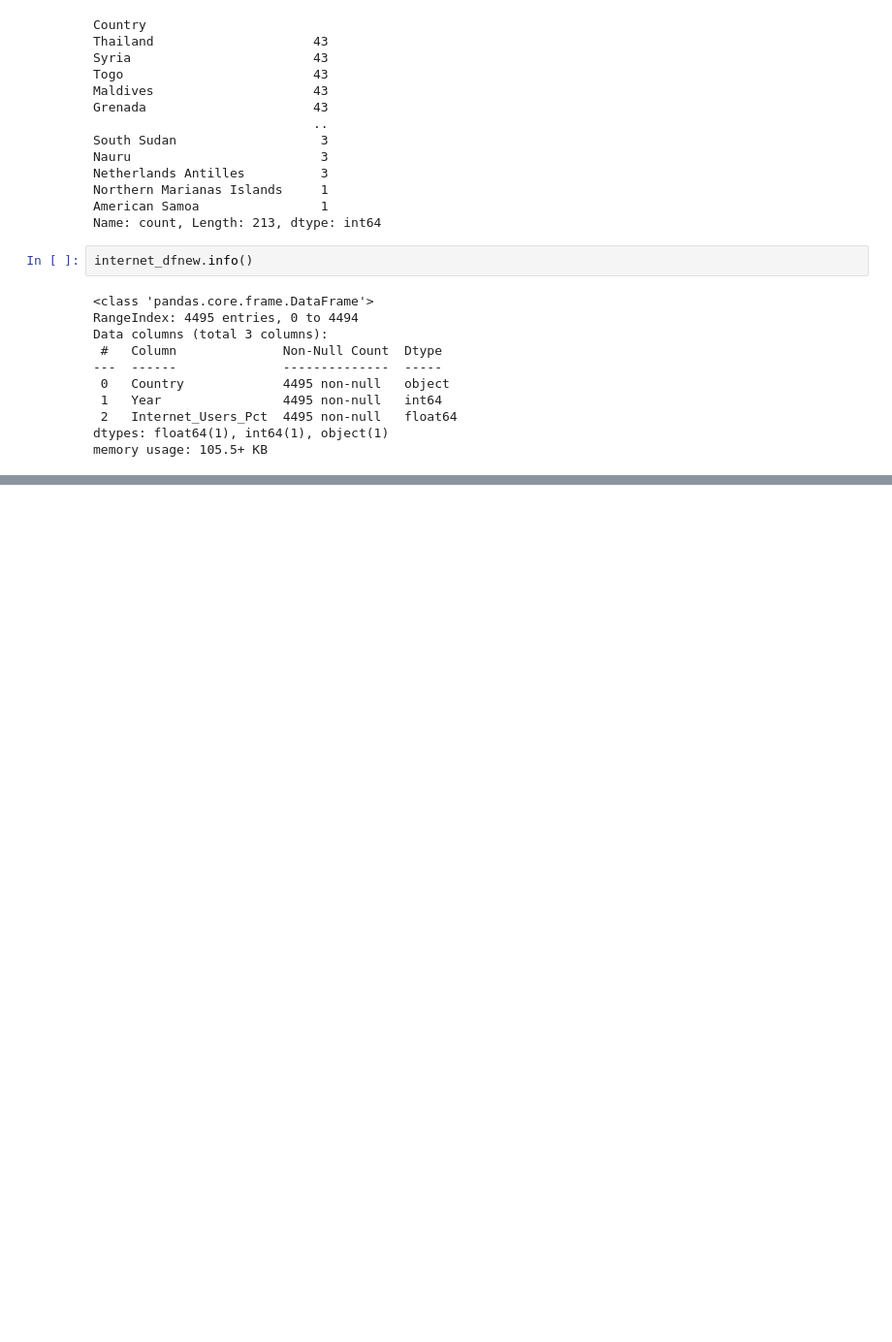
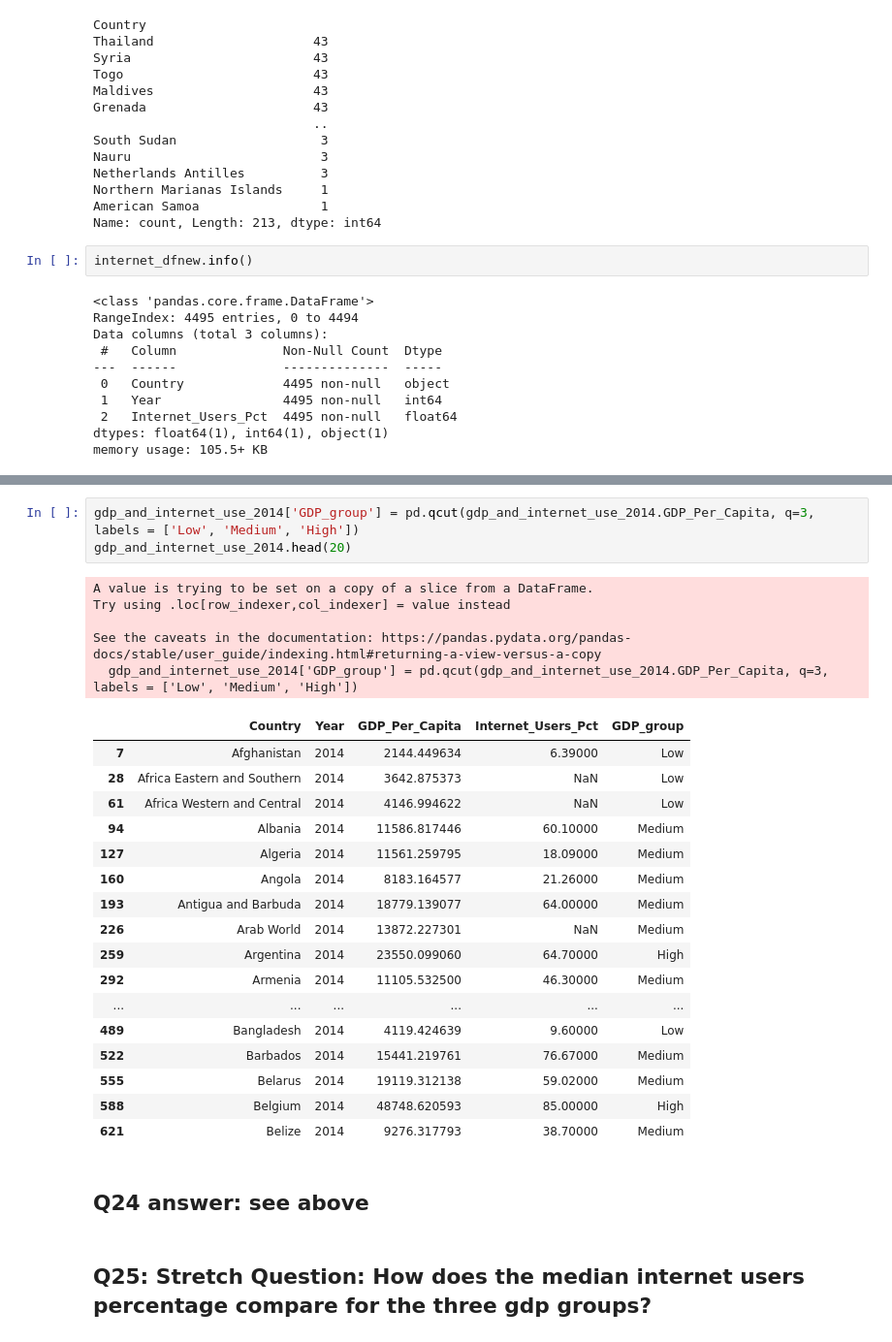
Before and after one commit to NSS-Data-Analytics-Cohort-11/undata-eemchadwick, a Jupyter notebook: notebook/UN_data_analysis.ipynb, the cells around one changed output, grey strips where cells are left out. Shown at 97% size. Cells and saved outputs as stored; diff of their text form; blank space fills up the shorter version.

```diff
--- a/notebook/UN_data_analysis.ipynb
+++ b/notebook/UN_data_analysis.ipynb
@@ -883,0 +908,30 @@ gdp_and_internet_use_2014.head()
+# %%
+gdp_and_internet_use_2014['GDP_group'] = pd.qcut(gdp_and_internet_use_2014.GDP_Per_Capita, q=3, labels = ['Low', 'Medium', 'High'])
+gdp_and_internet_use_2014.head(20)
+# %% [output]
+A value is trying to be set on a copy of a slice from a DataFrame.
+Try using .loc[row_indexer,col_indexer] = value instead
+
+See the caveats in the documentation: https://pandas.pydata.org/pandas-docs/stable/user_guide/indexing.html#returning-a-view-versus-a-copy
+  gdp_and_internet_use_2014['GDP_group'] = pd.qcut(gdp_and_internet_use_2014.GDP_Per_Capita, q=3, labels = ['Low', 'Medium', 'High'])
+|  | Country | Year | GDP_Per_Capita | Internet_Users_Pct | GDP_group |
+| 7 | Afghanistan | 2014 | 2144.449634 | 6.39000 | Low |
+| 28 | Africa Eastern and Southern | 2014 | 3642.875373 | NaN | Low |
+| 61 | Africa Western and Central | 2014 | 4146.994622 | NaN | Low |
+| 94 | Albania | 2014 | 11586.817446 | 60.10000 | Medium |
+| 127 | Algeria | 2014 | 11561.259795 | 18.09000 | Medium |
+| 160 | Angola | 2014 | 8183.164577 | 21.26000 | Medium |
+| 193 | Antigua and Barbuda | 2014 | 18779.139077 | 64.00000 | Medium |
+| 226 | Arab World | 2014 | 13872.227301 | NaN | Medium |
+| 259 | Argentina | 2014 | 23550.099060 | 64.70000 | High |
+| 292 | Armenia | 2014 | 11105.532500 | 46.30000 | Medium |
+| ... | ... | ... | ... | ... | ... |
+| 489 | Bangladesh | 2014 | 4119.424639 | 9.60000 | Low |
+| 522 | Barbados | 2014 | 15441.219761 | 76.67000 | Medium |
+| 555 | Belarus | 2014 | 19119.312138 | 59.02000 | Medium |
+| 588 | Belgium | 2014 | 48748.620593 | 85.00000 | High |
+| 621 | Belize | 2014 | 9276.317793 | 38.70000 | Medium |
+# %% [markdown]
+## Q24 answer: see above
+# %% [markdown]
+## Q25: Stretch Question: How does the median internet users percentage compare for the three gdp groups?
```
Also changed, not shown: parts of 66 cells of this notebook.
